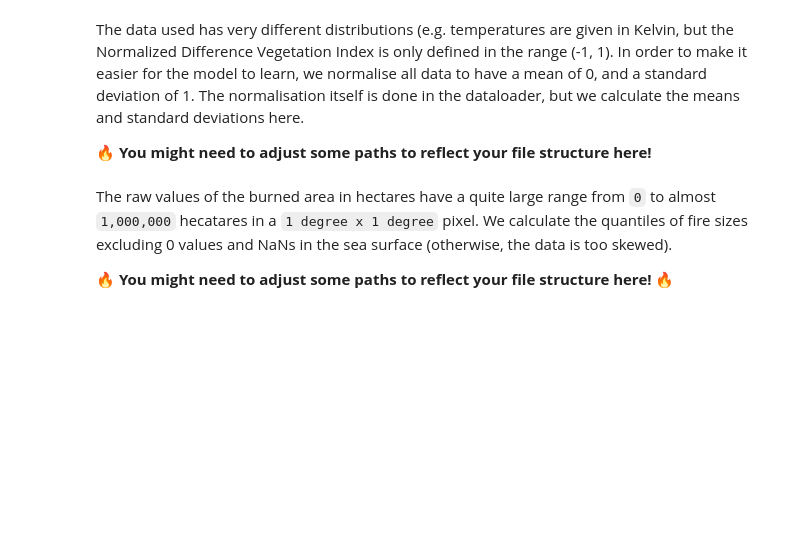
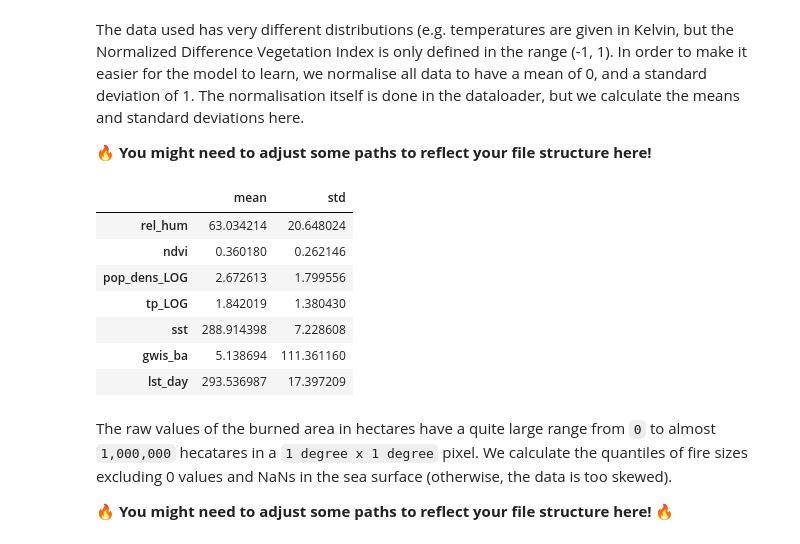
Before and after one commit to PiSchool/noa-xai-for-wildfire-forecasting, a Jupyter notebook: notebooks/fire_size_quantile_regression/Train_UNet_Quantile_Regression.ipynb, the cells around one changed output. Saved outputs shown, nothing was run; the diff lists cells and outputs as text; code cells hidden in the pictures; blank space fills up the shorter version.

```diff
--- a/notebooks/fire_size_quantile_regression/Train_UNet_Quantile_Regression.ipynb
+++ b/notebooks/fire_size_quantile_regression/Train_UNet_Quantile_Regression.ipynb
@@ -15,5 +15,8 @@ DELTA_TIME = 2
 VARIABLES_SELECTED = ['rel_hum', 'ndvi', 'pop_dens_LOG',
                       'tp_LOG', 'sst', 'gwis_ba', 'lst_day']
 TARGET = 'gwis_ba'
+PATH_DATACUBE = "...."
+# example
+# PATH_DATACUBE = str(Path.cwd().parent.parent / "data/raw/tiny_seasfire_europe_2019_2020_7vars.nc")
 # %% [markdown]
 ## Imports
@@ -77,46 +107,53 @@ First, we need to load the dataset and perform some calculations for normalising
 🔥 **You might need to adjust some paths to reflect your file structure here!**
 # %%
 %%capture
-from google.colab import drive
-drive.mount('/content/drive')
-!pip install zarr
-!pip install shapely cartopy --no-binary shapely --no-binary cartopy
-!pip install --upgrade geopandas pyshp shapely
+# if DEG_DATACUBE == 1:
+#   ds = xr.open_zarr('/content/drive/MyDrive/seasfire_1deg.zarr') #edit to your path
+# else:
+#   ds = xr.open_zarr('/content/drive/MyDrive/seasfire.zarr').     #edit to your path
 
 
-import geopandas as gpd
-import xarray as xr
-from pathlib import Path
+if PATH_DATACUBE.endswith(".zarr"):
+  ds = xr.open_zarr(PATH_DATACUBE)
+else:
+  ds = xr.open_dataset(PATH_DATACUBE)
 
-if DEG_DATACUBE == 1:
-  ds = xr.open_zarr('/content/drive/MyDrive/seasfire_1deg.zarr') #edit to your path
-else:
-  ds = xr.open_zarr('/content/drive/MyDrive/seasfire.zarr').     #edit to your path
-mask = xr.where(ds.lsm>=0.9,1,0).astype(bool)#
 
+mask = xr.where(ds.lsm>=0.9,1,0).astype(bool)
 
 # put the log for population_density and total_precipitation (there are too many 0 entries)
 ds = ds.assign(pop_dens_LOG = lambda x: np.log(1+x['pop_dens']))
 ds = ds.assign(tp_LOG = lambda x: np.log(1+x['tp']))
+# ds = ds.assign(fcci_ba = lambda x: np.log(x['gwis_ba']))
 # %% [markdown]
 The data used has very different distributions (e.g. temperatures are given in Kelvin, but the Normalized Difference Vegetation Index is only defined in the range (-1, 1). In order to make it easier for the model to learn, we normalise all data to have a mean of 0, and a standard deviation of 1. The normalisation itself is done in the dataloader, but we calculate the means and standard deviations here.
 
 🔥 **You might need to adjust some paths to reflect your file structure here!**
 # %%
-file_mean_std = f'/content/drive/MyDrive/challenge - NOA - XAI for Wildfire Forecasting/Notebooks/develop_Johanna/table_mean_std_{DEG_DATACUBE}deg_{"_".join(VARIABLES_SELECTED)}.csv'
+# CSV file path
+file_mean_std = Path().cwd().parent.parent / f'table_mean_std_{DEG_DATACUBE}deg_{"_".join(VARIABLES_SELECTED)}.csv'
 
 if not Path(file_mean_std).exists():
   ### SAVE IN A TABLE GLOBAL MEAN AND STD for EACH VARIABLE
   vmean = ds.mean()[VARIABLES_SELECTED].load().to_pandas()
   vmean.name = 'mean'
   vstd  = ds.std() [VARIABLES_SELECTED].load().to_pandas()
   vstd.name  = 'std'
   table_mean_std = pd.concat([vmean, vstd], axis=1)
   table_mean_std.to_csv(file_mean_std)
 else:
   table_mean_std = pd.read_csv(file_mean_std, index_col = 0, header = 0)
 
 table_mean_std
+# %% [output]
+|  | mean | std |
+| rel_hum | 63.034214 | 20.648024 |
+| ndvi | 0.360180 | 0.262146 |
+| pop_dens_LOG | 2.672613 | 1.799556 |
+| tp_LOG | 1.842019 | 1.380430 |
+| sst | 288.914398 | 7.228608 |
+| gwis_ba | 5.138694 | 111.361160 |
+| lst_day | 293.536987 | 17.397209 |
 # %% [markdown]
 The raw values of the burned area in hectares have a quite large range from `0` to almost `1,000,000` hecatares in a `1 degree x 1 degree` pixel. We calculate the quantiles of fire sizes excluding 0 values and NaNs in the sea surface (otherwise, the data is too skewed).
 
```
Also changed, not shown: parts of 13 cells of this notebook, 1 other file.
